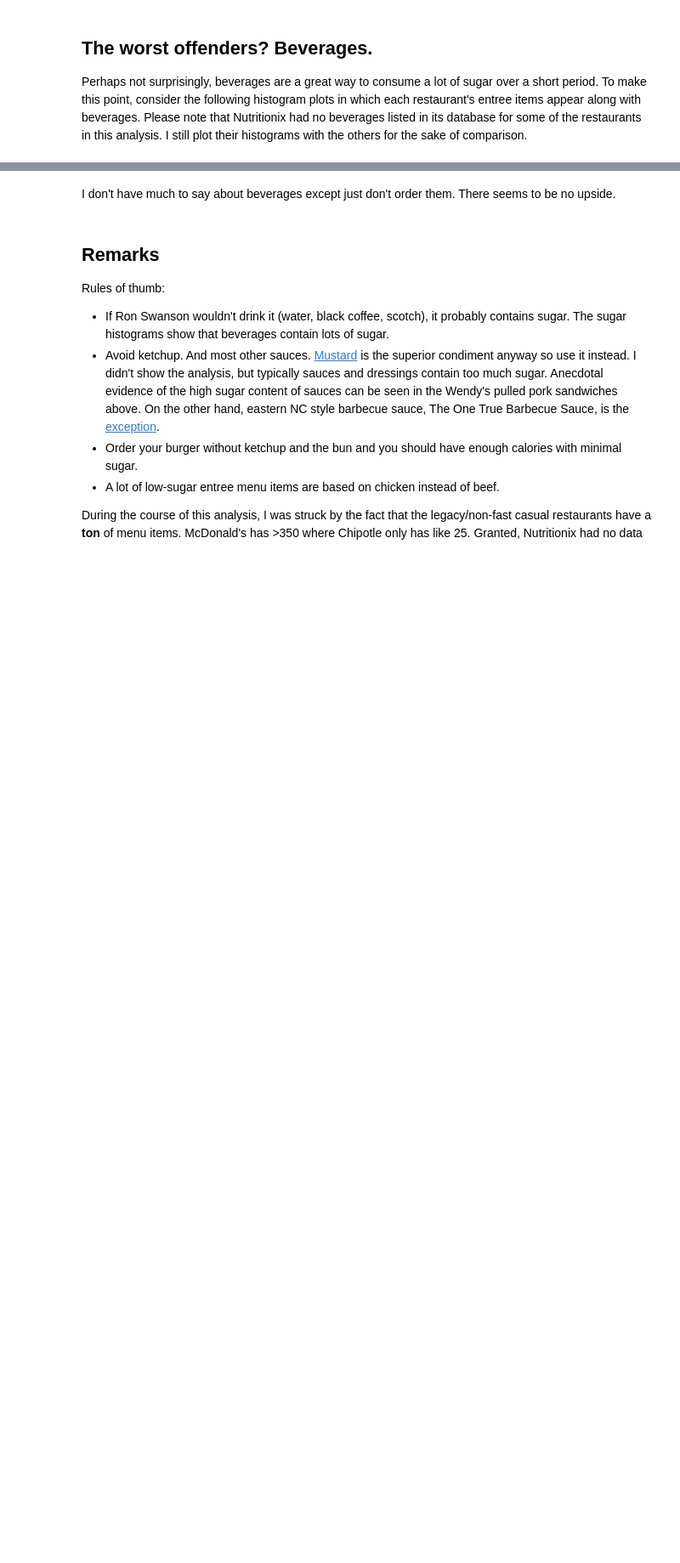
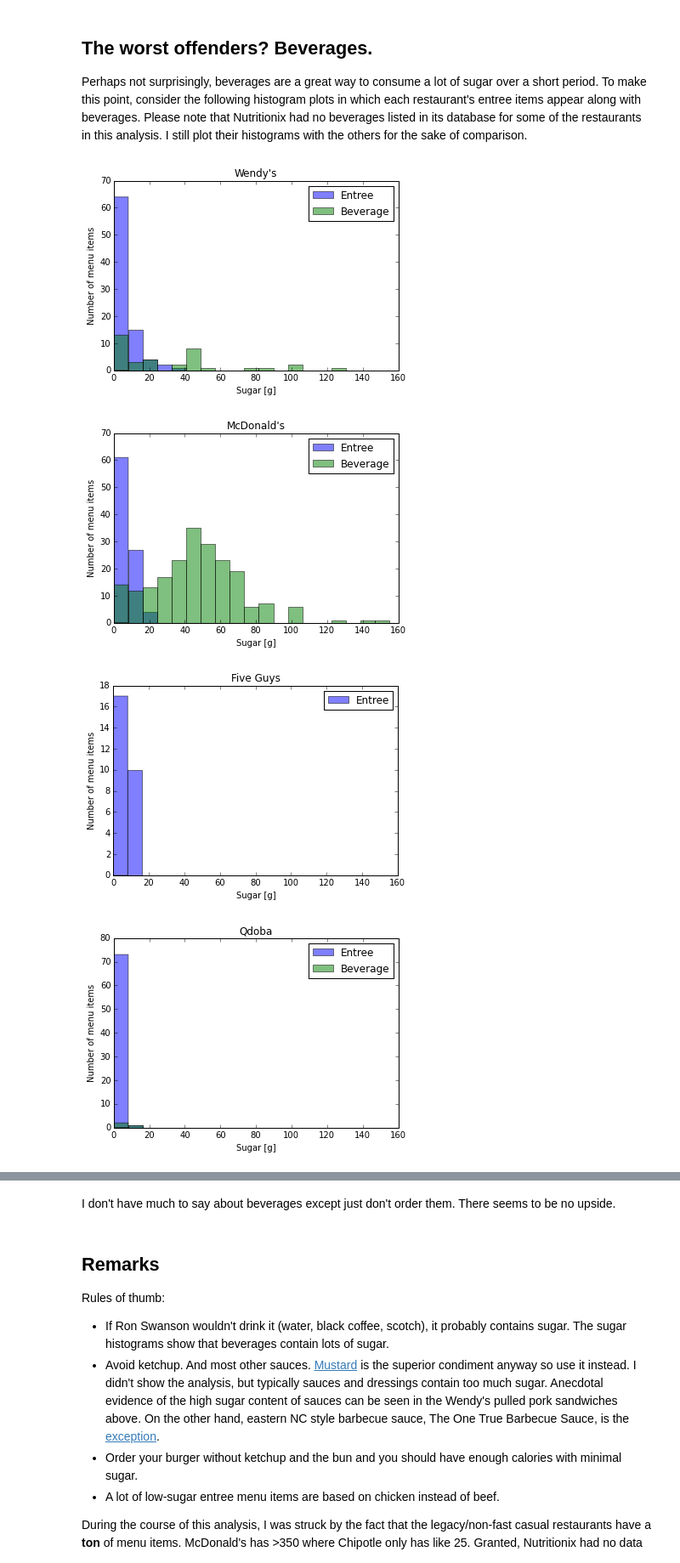
Before and after one commit to jrsmith3/minimum_sugar, a Jupyter notebook: report.ipynb, the cells around one changed output, grey strips where cells are left out. Shown at 85% size. Drawn from its saved outputs; the diff is of its cells as text; code cells hidden in the pictures; blank space fills up the shorter version.

```diff
--- a/report.ipynb
+++ b/report.ipynb
@@ -213,15 +227,20 @@ Perhaps not surprisingly, beverages are a great way to consume a lot of sugar ov
 # %%
 beverage_items = minimum_sugar.filter_menu_items(menu_data, "menu_category", "beverage")
 sugar_max = max(minimum_sugar.extract_variable(menu_data, "nf_sugars"))
 
-# for restaurant_name in restaurant_names:
-#     restaurant_entree_items = minimum_sugar.filter_menu_items(entree_items, "brand_name", restaurant_name)
-#     restaurant_beverage_items = minimum_sugar.filter_menu_items(beverage_items, "brand_name", restaurant_name)
+for restaurant_name in restaurant_names:
+    restaurant_entree_items = minimum_sugar.filter_menu_items(entree_items, "brand_name", restaurant_name)
+    restaurant_beverage_items = minimum_sugar.filter_menu_items(beverage_items, "brand_name", restaurant_name)
 
-#     f = minimum_sugar.menu_histogram(restaurant_entree_items, "nf_sugars", title=restaurant_name, param_name="nf_sugars", x_max=sugar_max, alpha=0.5, label="Entree")
-#     if restaurant_beverage_items:
-#         f = minimum_sugar.menu_histogram(restaurant_beverage_items, "nf_sugars", title=restaurant_name, param_name="nf_sugars", x_max=sugar_max, fig=f, alpha=0.5, label="Beverage")
+    f = minimum_sugar.menu_histogram(restaurant_entree_items, "nf_sugars", title=restaurant_name, param_name="Sugar [g]", x_max=sugar_max, alpha=0.5, label="Entree")
+    if restaurant_beverage_items:
+        f = minimum_sugar.menu_histogram(restaurant_beverage_items, "nf_sugars", title=restaurant_name, param_name="Sugar [g]", x_max=sugar_max, fig=f, alpha=0.5, label="Beverage")
 
-#     plt.legend()
+    plt.legend()
 
-#     plt.show()
+    plt.show()
+# %% [output]
+[figure, added]
+[figure, added]
+[figure, added]
+[figure, added]
```
Also changed, not shown: parts of 5 cells of this notebook.
